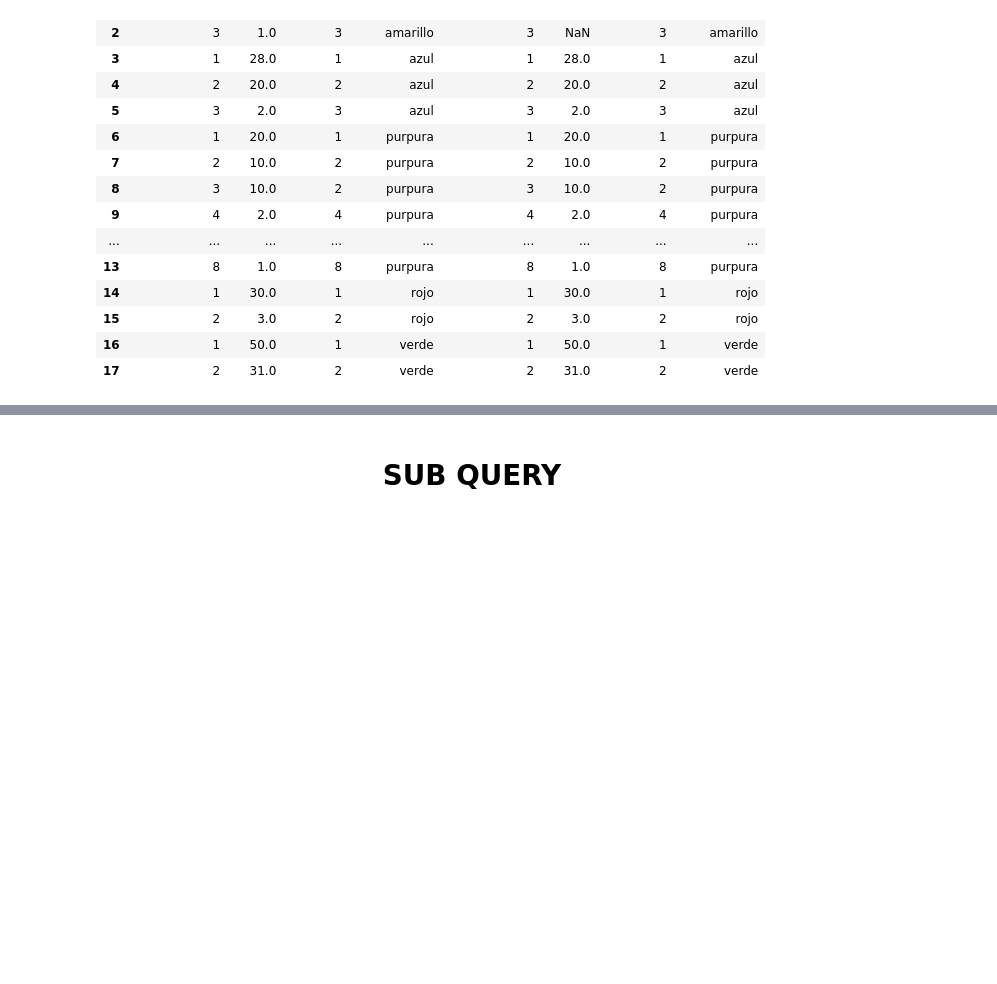
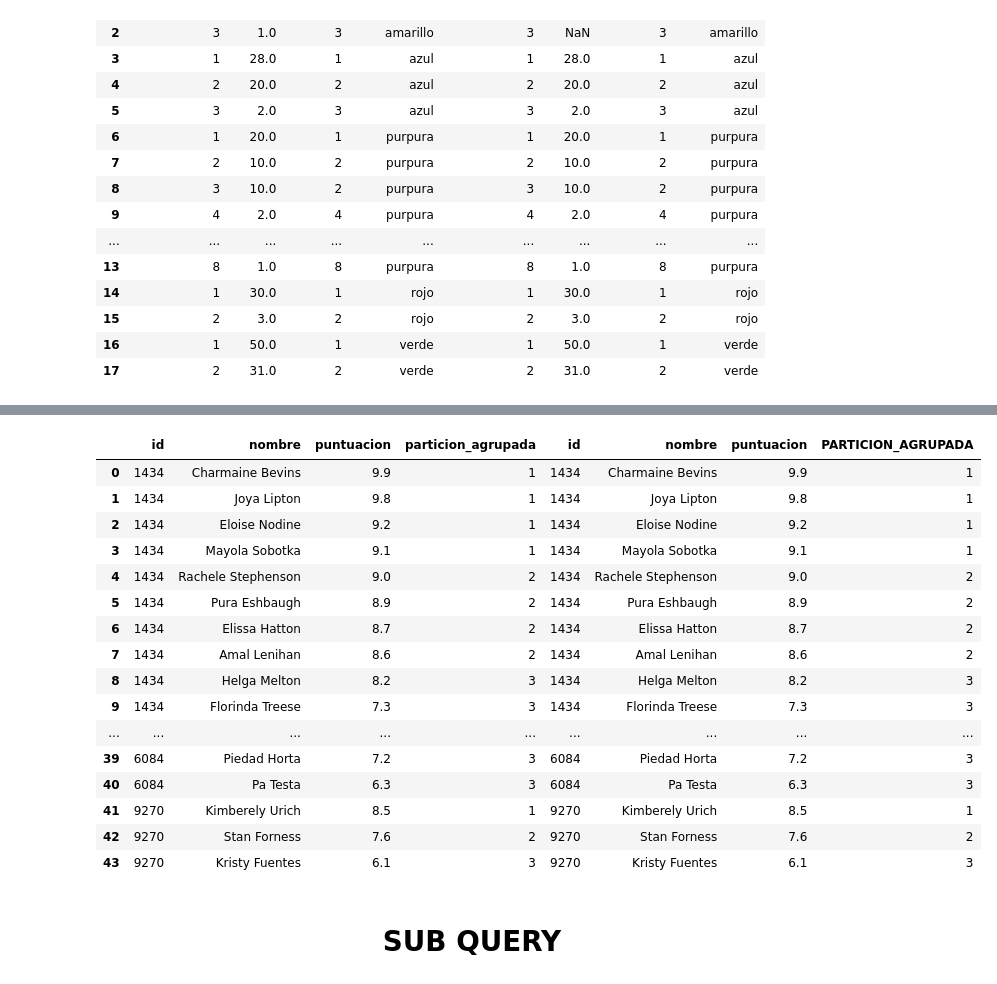
Before and after one commit to JorgeCardona/skills, a Jupyter notebook: Python/DB/SQL_DML.ipynb, the cells around one changed output, grey strips where cells are left out. Drawn from its saved outputs; the diff is of its cells as text; code cells hidden in the pictures; blank space fills up the shorter version.

Commit message:
adicionadas funciones ventana dense_rank y ntile

```diff
--- a/Python/DB/SQL_DML.ipynb
+++ b/Python/DB/SQL_DML.ipynb
@@ -1605,3 +1732,34 @@ pd.concat([postgres_data,mysql_data], axis=1)
+# %%
+query = """
+SELECT *,
+    NTILE(3) OVER(PARTICION_POR_GRUPOS) AS PARTICION_AGRUPADA
+FROM participante
+    WINDOW
+        PARTICION_POR_GRUPOS AS (PARTITION BY id ORDER BY puntuacion DESC)
+"""
+
+postgres_data = pd.read_sql(text(query), con=postgres)
+mysql_data = pd.read_sql(text(query), con=mysql)
+
+pd.concat([postgres_data,mysql_data], axis=1)
+# %% [output]
+|  | id | nombre | puntuacion | particion_agrupada | id | nombre | puntuacion | PARTICION_AGRUPADA |
+| 0 | 1434 | Charmaine Bevins | 9.9 | 1 | 1434 | Charmaine Bevins | 9.9 | 1 |
+| 1 | 1434 | Joya Lipton | 9.8 | 1 | 1434 | Joya Lipton | 9.8 | 1 |
+| 2 | 1434 | Eloise Nodine | 9.2 | 1 | 1434 | Eloise Nodine | 9.2 | 1 |
+| 3 | 1434 | Mayola Sobotka | 9.1 | 1 | 1434 | Mayola Sobotka | 9.1 | 1 |
+| 4 | 1434 | Rachele Stephenson | 9.0 | 2 | 1434 | Rachele Stephenson | 9.0 | 2 |
+| 5 | 1434 | Pura Eshbaugh | 8.9 | 2 | 1434 | Pura Eshbaugh | 8.9 | 2 |
+| 6 | 1434 | Elissa Hatton | 8.7 | 2 | 1434 | Elissa Hatton | 8.7 | 2 |
+| 7 | 1434 | Amal Lenihan | 8.6 | 2 | 1434 | Amal Lenihan | 8.6 | 2 |
+| 8 | 1434 | Helga Melton | 8.2 | 3 | 1434 | Helga Melton | 8.2 | 3 |
+| 9 | 1434 | Florinda Treese | 7.3 | 3 | 1434 | Florinda Treese | 7.3 | 3 |
+| ... | ... | ... | ... | ... | ... | ... | ... | ... |
+| 39 | 6084 | Piedad Horta | 7.2 | 3 | 6084 | Piedad Horta | 7.2 | 3 |
+| 40 | 6084 | Pa Testa | 6.3 | 3 | 6084 | Pa Testa | 6.3 | 3 |
+| 41 | 9270 | Kimberely Urich | 8.5 | 1 | 9270 | Kimberely Urich | 8.5 | 1 |
+| 42 | 9270 | Stan Forness | 7.6 | 2 | 9270 | Stan Forness | 7.6 | 2 |
+| 43 | 9270 | Kristy Fuentes | 6.1 | 3 | 9270 | Kristy Fuentes | 6.1 | 3 |
 # %% [markdown]
 # <center> SUB QUERY</center>
 # %%
```
Also changed, not shown: parts of 25 cells of this notebook, 1 other file.
